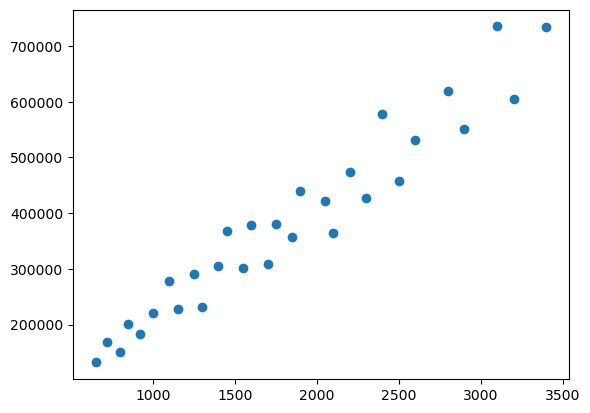
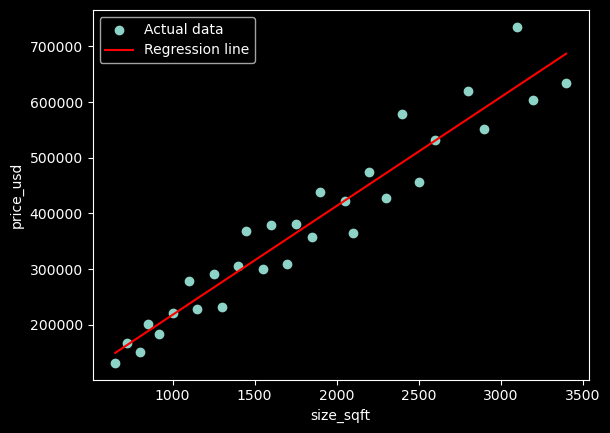
Code edit (unified diff) that turned the first committed figure into the second:
--- before
+++ after
@@ -2,8 +2,4 @@
 x = data["size_sqft"]
 y = data["price_usd"]
-
-plt.scatter(x,y)
-plt.show()
-
 
 # applying linear regression onto this 
@@ -11,2 +7,30 @@
 # where B1 is the correlation coefficent working as the slope of the line (kinda obvious)
 # b1 = summation( ( xi - mean(x) ) * (yi - mean(y)) ) /  summation ( ( xi - mean(x))^2 )  
+# b2 = mean(y) - b1 * mean(x)
+
+mean_x = np.mean(x);
+mean_y = np.mean(y)
+b1 = 0  
+b1_denom = 0
+
+for i in x:
+    b1_denom += np.square(i - mean_x)
+
+for i in range(0,x.size):
+    b1 += (x[i] - mean_x) * (y[i]- mean_y)
+
+b1 = b1 / b1_denom
+b2 = mean_y - b1 * mean_x;
+
+y_pred = b2 + b1 * x
+
+plt.style.use("dark_background")
+plt.scatter(x, y, label="Actual data")
+plt.plot(x, y_pred, color="red", label="Regression line")
+
+plt.xlabel("size_sqft")
+plt.ylabel("price_usd")
+plt.legend()
+print(b1)
+print(b2)
+plt.show()

Commit: playaround